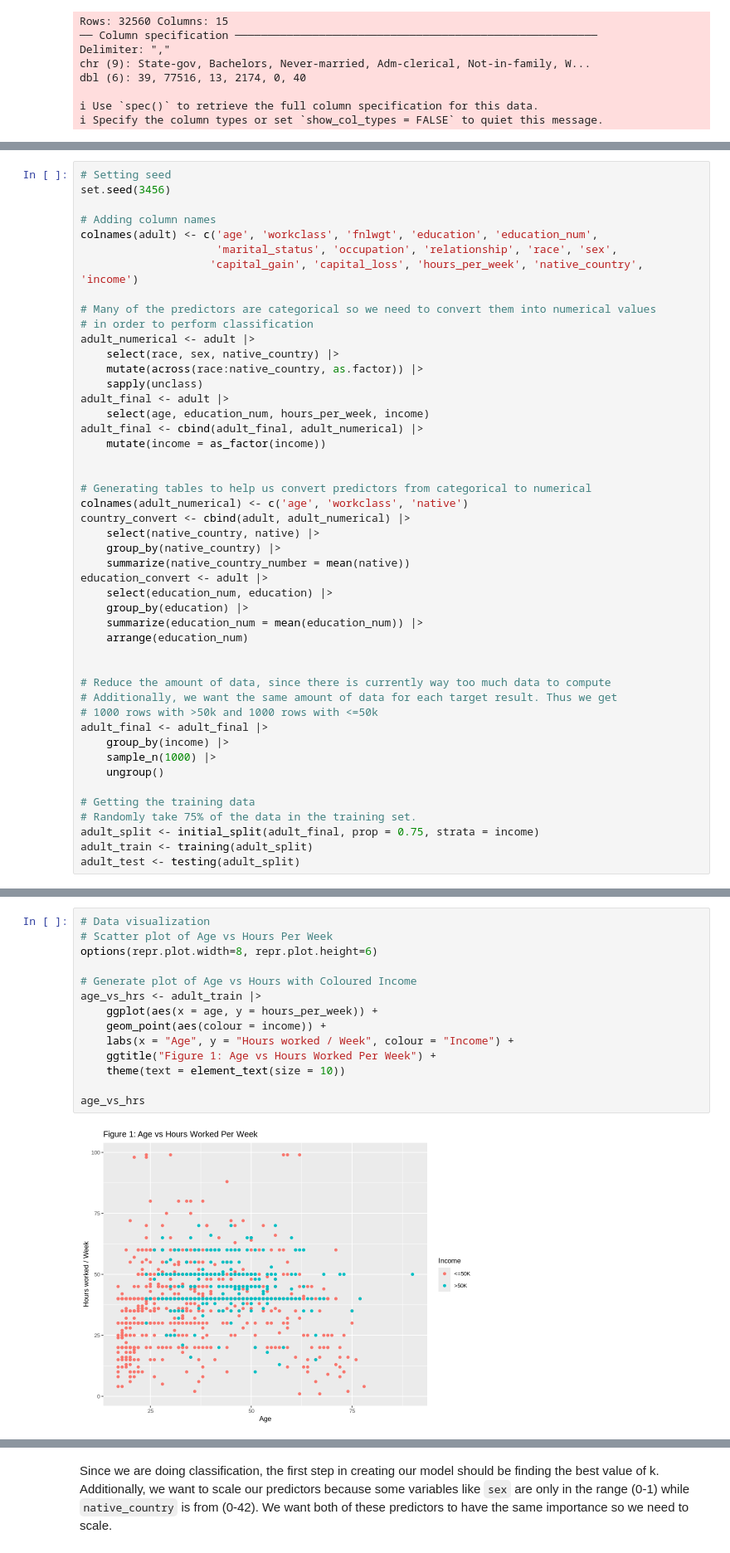
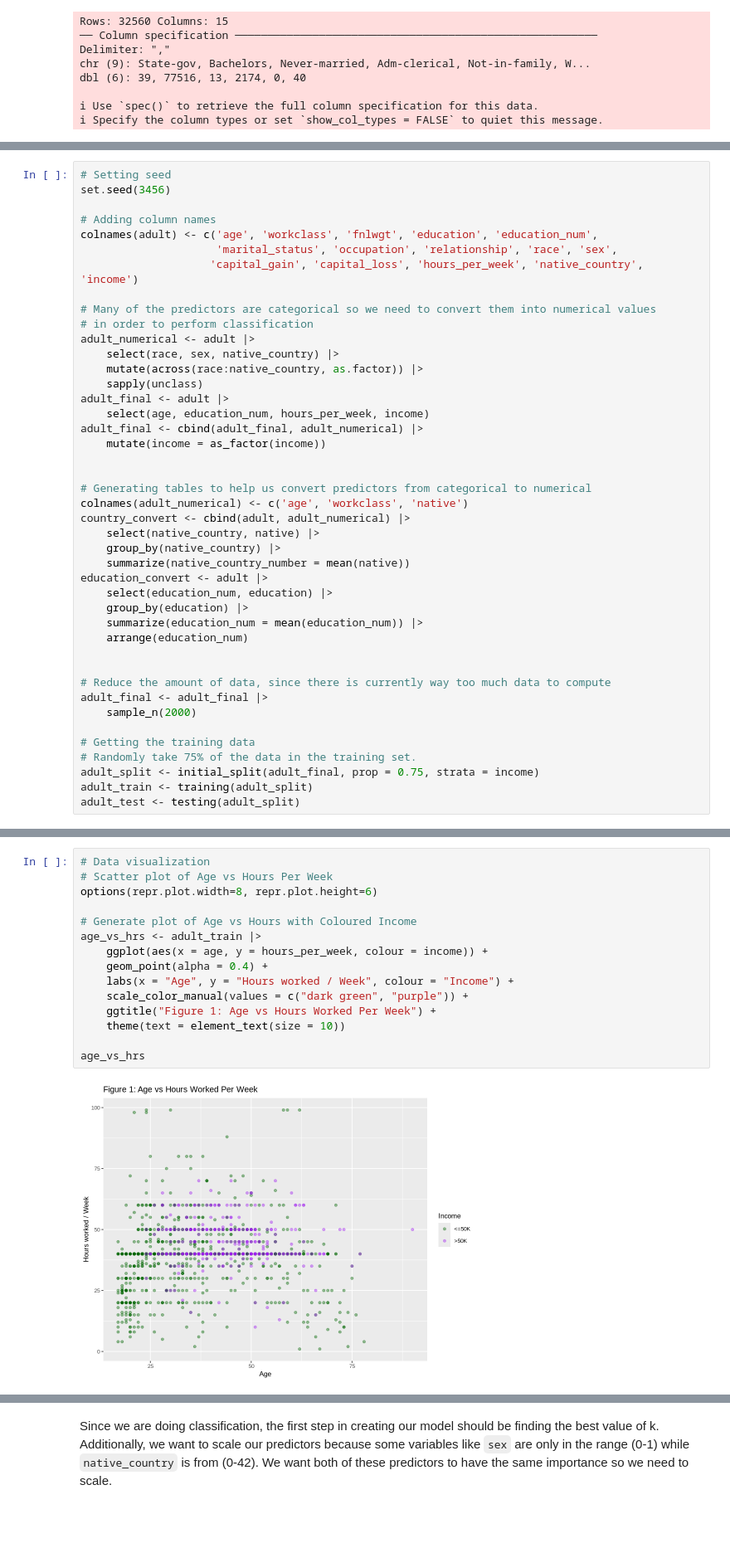
Before and after one commit to Jasonzh1/DSCI-100-Project, a Jupyter notebook: DSCI100_Final_Report.ipynb, the cells around one changed output, grey strips where cells are left out. Shown at 83% size. Drawn from its saved outputs; the diff is of its cells as text; blank space fills up the shorter version.

```diff
--- a/DSCI100_Final_Report.ipynb
+++ b/DSCI100_Final_Report.ipynb
@@ -100,12 +100,8 @@ education_convert <- adult |>
 
 
 # Reduce the amount of data, since there is currently way too much data to compute
-# Additionally, we want the same amount of data for each target result. Thus we get
-# 1000 rows with >50k and 1000 rows with <=50k
 adult_final <- adult_final |>
-    group_by(income) |>
-    sample_n(1000) |>
-    ungroup()
+    sample_n(2000)
 
 # Getting the training data
 # Randomly take 75% of the data in the training set.
@@ -147,17 +143,18 @@ The first table (**Table 1**) represents the mean age and hours worked of the wh
 # %%
 # Data visualization
 # Scatter plot of Age vs Hours Per Week
 options(repr.plot.width=8, repr.plot.height=6)
 
 # Generate plot of Age vs Hours with Coloured Income
 age_vs_hrs <- adult_train |>
-    ggplot(aes(x = age, y = hours_per_week)) +
-    geom_point(aes(colour = income)) +
+    ggplot(aes(x = age, y = hours_per_week, colour = income)) +
+    geom_point(alpha = 0.4) +
     labs(x = "Age", y = "Hours worked / Week", colour = "Income") +
+    scale_color_manual(values = c("dark green", "purple")) +
     ggtitle("Figure 1: Age vs Hours Worked Per Week") +
     theme(text = element_text(size = 10))
 
 age_vs_hrs
 # %% [output]
-[figure, old version]
+[figure, new version]
 # %% [markdown]
```
Also changed, not shown: parts of 29 cells of this notebook.
